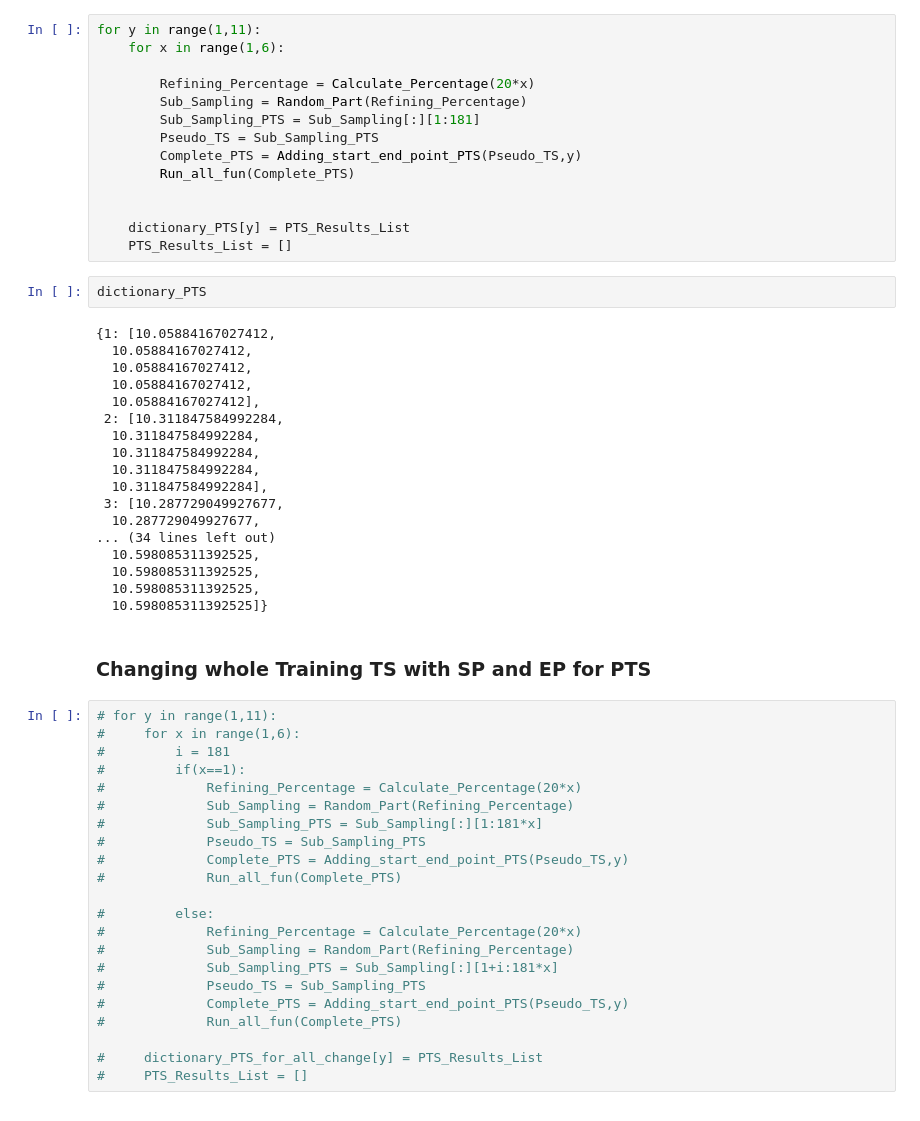
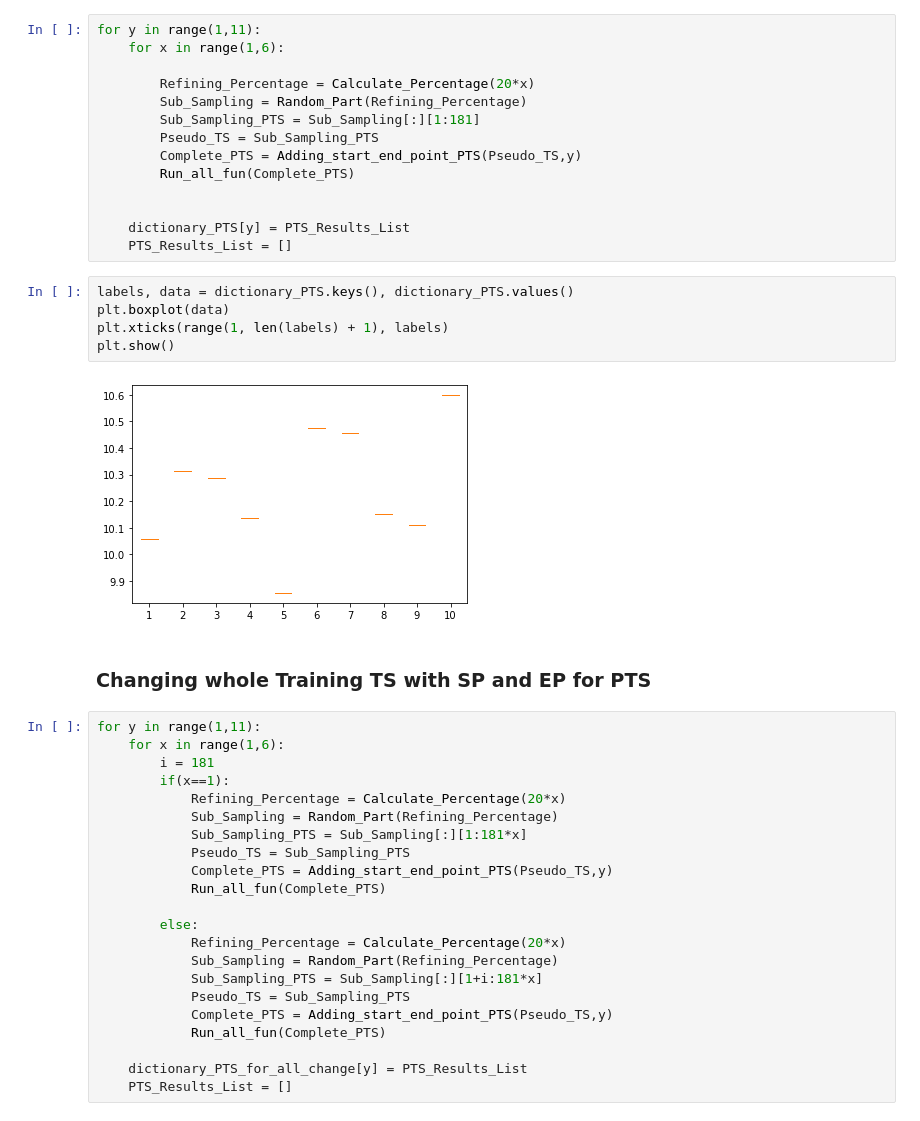
Before and after one commit to ArslanAliAwan/Char_Tra, a Jupyter notebook: Full_Final_V2.ipynb, the cells around one changed output. Cells and saved outputs as stored; diff of their text form.

```diff
--- a/Full_Final_V2.ipynb
+++ b/Full_Final_V2.ipynb
@@ -270,47 +255,34 @@ for y in range(1,11):
 
     dictionary_PTS[y] = PTS_Results_List
     PTS_Results_List = []
-# %%
-dictionary_PTS
-# %% [output]
-{1: [10.05884167027412,
-  10.05884167027412,
-  10.05884167027412,
-  10.05884167027412,
-  10.05884167027412],
- 2: [10.311847584992284,
-  10.311847584992284,
-  10.311847584992284,
-  10.311847584992284,
-  10.311847584992284],
- 3: [10.287729049927677,
-  10.287729049927677,
-... (34 lines left out)
-  10.598085311392525,
-  10.598085311392525,
-  10.598085311392525,
-  10.598085311392525]}
+# %%
+labels, data = dictionary_PTS.keys(), dictionary_PTS.values()
+plt.boxplot(data)
+plt.xticks(range(1, len(labels) + 1), labels)
+plt.show()
+# %% [output]
+[figure, added]
 # %% [markdown]
 ### Changing whole Training TS with SP and EP for PTS
 # %%
-# for y in range(1,11):
-#     for x in range(1,6):
-#         i = 181
-#         if(x==1):
-#             Refining_Percentage = Calculate_Percentage(20*x)
-#             Sub_Sampling = Random_Part(Refining_Percentage)
-#             Sub_Sampling_PTS = Sub_Sampling[:][1:181*x]
-#             Pseudo_TS = Sub_Sampling_PTS
-#             Complete_PTS = Adding_start_end_point_PTS(Pseudo_TS,y)
-#             Run_all_fun(Complete_PTS)
+for y in range(1,11):
+    for x in range(1,6):
+        i = 181
+        if(x==1):
+            Refining_Percentage = Calculate_Percentage(20*x)
+            Sub_Sampling = Random_Part(Refining_Percentage)
+            Sub_Sampling_PTS = Sub_Sampling[:][1:181*x]
+            Pseudo_TS = Sub_Sampling_PTS
+            Complete_PTS = Adding_start_end_point_PTS(Pseudo_TS,y)
+            Run_all_fun(Complete_PTS)
 
-#         else:
-#             Refining_Percentage = Calculate_Percentage(20*x)
-#             Sub_Sampling = Random_Part(Refining_Percentage)
-#             Sub_Sampling_PTS = Sub_Sampling[:][1+i:181*x]
-#             Pseudo_TS = Sub_Sampling_PTS
-#             Complete_PTS = Adding_start_end_point_PTS(Pseudo_TS,y)
-#             Run_all_fun(Complete_PTS)
+        else:
+            Refining_Percentage = Calculate_Percentage(20*x)
+            Sub_Sampling = Random_Part(Refining_Percentage)
+            Sub_Sampling_PTS = Sub_Sampling[:][1+i:181*x]
+            Pseudo_TS = Sub_Sampling_PTS
+            Complete_PTS = Adding_start_end_point_PTS(Pseudo_TS,y)
+            Run_all_fun(Complete_PTS)
 
-#     dictionary_PTS_for_all_change[y] = PTS_Results_List
-#     PTS_Results_List = []
+    dictionary_PTS_for_all_change[y] = PTS_Results_List
+    PTS_Results_List = []
```
Also changed, not shown: parts of 9 cells of this notebook.
